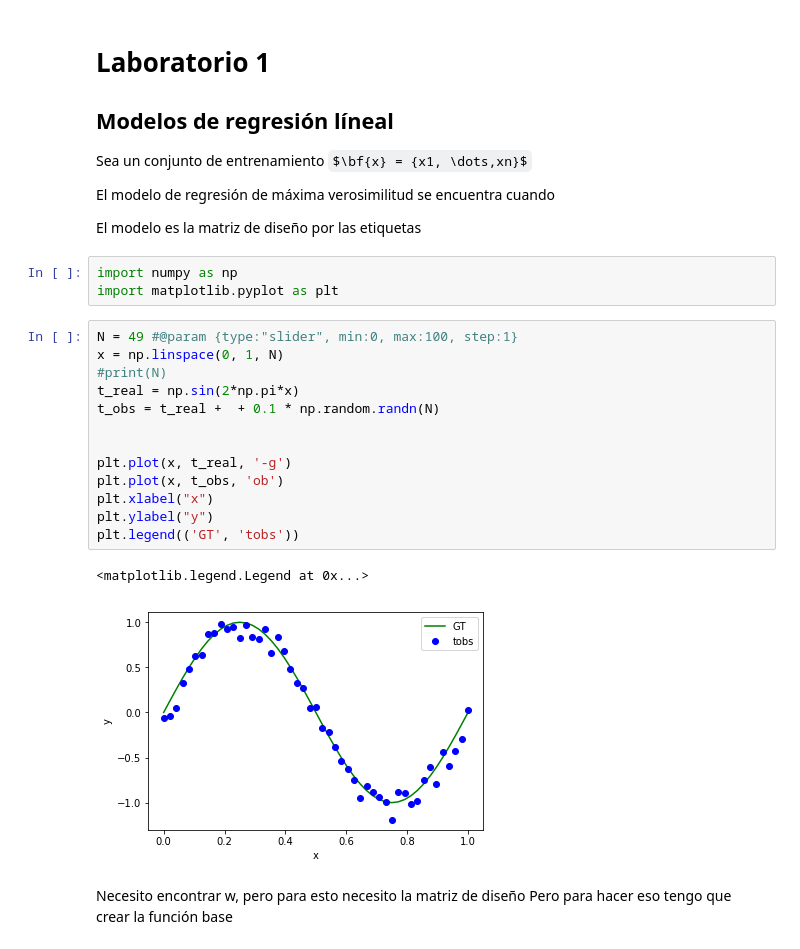
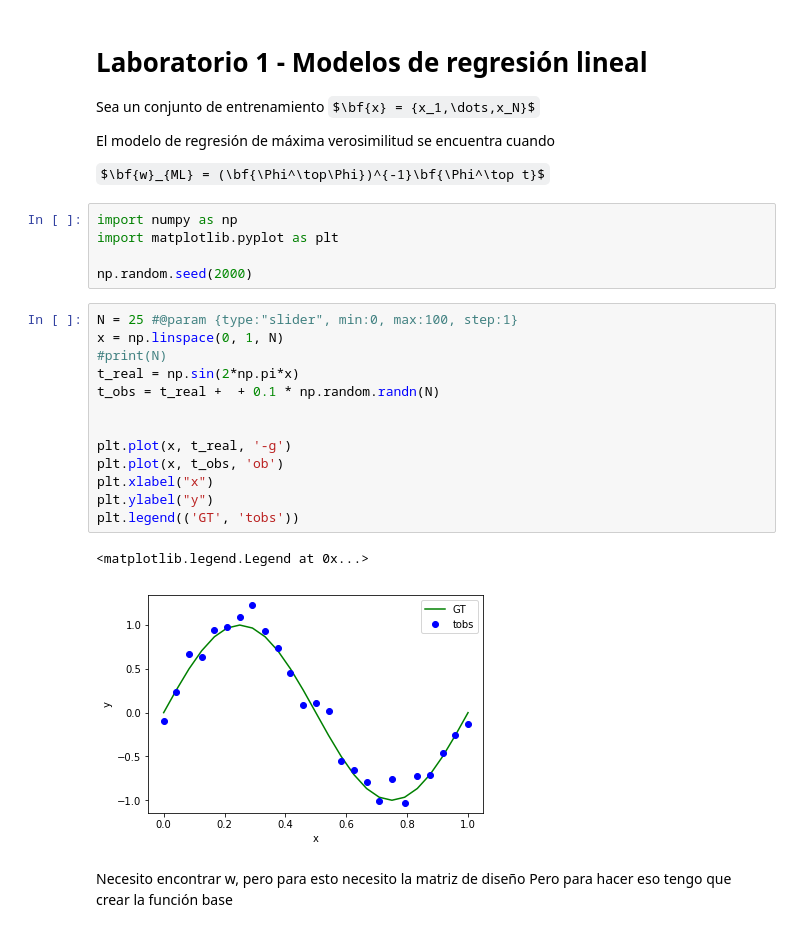
Before and after one commit to mhdelta/machineLearningUtp, a Jupyter notebook: simpleRegressionFirstLaboratory.ipynb, the cells around one changed output. Drawn from its saved outputs; the diff is of its cells as text; some formulas as TeX source.

```diff
--- a/simpleRegressionFirstLaboratory.ipynb
+++ b/simpleRegressionFirstLaboratory.ipynb
@@ -1,33 +1,35 @@
 # %% [markdown]
 <a href="https://colab.research.google.com/github/mhdelta/machineLearningUtp/blob/master/simpleRegressionFirstLaboratory.ipynb" target="_parent"><img src="https://colab.research.google.com/assets/colab-badge.svg" alt="Open In Colab"/></a>
 # %% [markdown]
-# Laboratorio 1
-## Modelos de regresión líneal
+# Laboratorio 1 - Modelos de regresión lineal
 
-Sea un conjunto de entrenamiento $\bf{x} = {x1, \dots,xn}$
+
+Sea un conjunto de entrenamiento $\bf{x} = {x_1,\dots,x_N}$
 
 El modelo de regresión de máxima verosimilitud se encuentra cuando
 
-El modelo es la matriz de diseño por las etiquetas
+$\bf{w}_{ML} = (\bf{\Phi^\top\Phi})^{-1}\bf{\Phi^\top t}$
 # %%
 import numpy as np
 import matplotlib.pyplot as plt
+
+np.random.seed(2000)
 # %%
-N = 49 #@param {type:"slider", min:0, max:100, step:1}
+N = 25 #@param {type:"slider", min:0, max:100, step:1}
 x = np.linspace(0, 1, N)
 #print(N)
 t_real = np.sin(2*np.pi*x)
 t_obs = t_real +  + 0.1 * np.random.randn(N)
 
 
 plt.plot(x, t_real, '-g')
 plt.plot(x, t_obs, 'ob')
 plt.xlabel("x")
 plt.ylabel("y")
 plt.legend(('GT', 'tobs'))
 # %% [output]
 <matplotlib.legend.Legend at 0x...>
-[figure, old version]
+[figure, new version]
 # %% [markdown]
 Necesito encontrar w, pero para esto necesito la matriz de diseño
 Pero para hacer eso tengo que crear la función base
```
Also changed, not shown: parts of 6 cells of this notebook.
